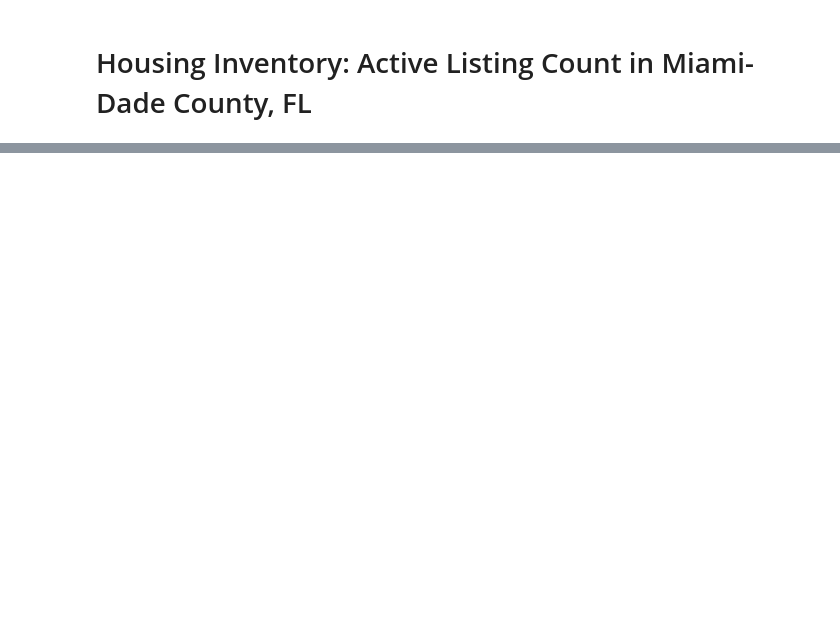
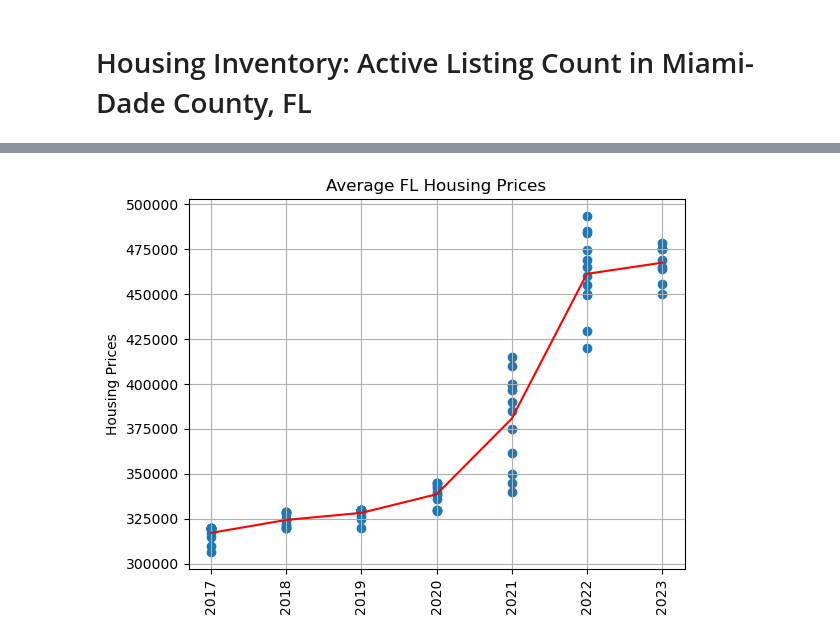
Before and after one commit to wehennum/Cost-of-Living-in-Florida---Project-One-, a Jupyter notebook: project-one-Lyn/Housing Inventory 2016-2023.ipynb, the cells around one changed output, grey strips where cells are left out. Drawn from its saved outputs; the diff is of its cells as text; code cells hidden in the pictures; blank space fills up the shorter version.

```diff
--- a/project-one-Lyn/Housing Inventory 2016-2023.ipynb
+++ b/project-one-Lyn/Housing Inventory 2016-2023.ipynb
@@ -205,0 +238,93 @@ Housing_DF
+# %%
+
+# Dependences
+import pandas as pd
+from pathlib import Path
+import matplotlib.pyplot as plt
+
+FLhousPrice_path = Path("MEDLISPRIFL.csv")
+FLhousPrice_df = pd.read_csv(FLhousPrice_path)
+
+# Convert the 'DATE' column to datetime
+FLhousPrice_df['DATE'] = pd.to_datetime(Housing_df['DATE'])
+
+# Extract the year component and create a new 'Year' column
+FLhousPrice_df['Year'] = FLhousPrice_df['DATE'].dt.year
+FLhousPrice_df['Month'] = FLhousPrice_df['DATE'].dt.month_name()
+# Drop the original 'DATE' column if it's no longer needed
+#Housing_DF = Housing_df.drop(columns=['DATE'])
+FLhousPrice_df = FLhousPrice_df.rename(columns={'MEDLISPRIFL': 'FL_Housing_Prices'})
+
+
+
+#Listings by Year
+y1_axis = FLhousPrice_df['FL_Housing_Prices']
+x1_axis = FLhousPrice_df['Year']
+plt.scatter(x1_axis, y1_axis)
+plt.xticks(rotation=90)
+plt.title('Number of Houses Listed in Miami, FL')
+plt.ylabel('Number of Houses Listed')
+#plt.ylim(7500,25000)
+plt.grid(True)
+
+
+#Average Listings by Year
+Avg_FLhousPrice_ds = FLhousPrice_df.groupby('Year')['FL_Housing_Prices'].mean()
+Avg_FLhousPrice_ds = Avg_FLhousPrice_ds.rename('Average_FL_Housing_Prices')
+
+y2_axis = Avg_FLhousPrice_ds
+x2_axis = Avg_FLhousPrice_ds.index
+plt.plot(x2_axis, y2_axis, color='red')
+plt.xticks(rotation=90)
+plt.title('Average FL Housing Prices')
+plt.ylabel('Housing Prices')
+plt.grid(True)
+plt.show()
+
+FLhousing_path = Path("ACTLISCOUFL.csv")
+FLhousing_df = pd.read_csv(FLhousing_path)
+
+# Convert the 'DATE' column to datetime
+FLhousing_df['DATE'] = pd.to_datetime(Housing_df['DATE'])
+
+# Extract the year component and create a new 'Year' column
+FLhousing_df['Year'] = FLhousing_df['DATE'].dt.year
+FLhousing_df['Month'] = FLhousing_df['DATE'].dt.month_name()
+# Drop the original 'DATE' column if it's no longer needed
+#Housing_DF = Housing_df.drop(columns=['DATE'])
+FLhousing_df = FLhousing_df.rename(columns={'ACTLISCOUFL': 'FL_Listings_Count'})
+
+
+
+#Listings by Year
+y1a_axis = FLhousing_df['FL_Listings_Count']
+x1a_axis = FLhousing_df['Year']
+plt.scatter(x1a_axis, y1a_axis)
+plt.xticks(rotation=90)
+plt.title('Number of Houses Listed in Miami, FL')
+plt.ylabel('Number of Houses Listed')
+plt.grid(True)
+
+
+#Average Listings by Year
+Avg_FLhousing_ds = FLhousing_df.groupby('Year')['FL_Listings_Count'].mean()
+Avg_FLhousing_ds = Avg_FLhousing_ds.rename('Average_FL_Listing')
+
+y2_axis = Avg_FLhousing_ds
+x2_axis = Avg_FLhousing_ds.index
+plt.plot(x2_axis, y2_axis, color='red')
+plt.xticks(rotation=90)
+plt.title('Average Home Listings in FL')
+plt.ylabel('Number of Houses Listed')
+plt.grid(True)
+plt.show()
+
+# Print the updated DataFrame
+print(FLhousing_df)
+print(FLhousing_df['FL_Listings_Count'].describe())
+
+# Print the updated DataFrame
+print(FLhousPrice_df)
+print(FLhousPrice_df['FL_Housing_Prices'].describe())
+# %% [output]
+[figure, added]
```
Also changed, not shown: parts of 18 cells of this notebook, 4 other files.
